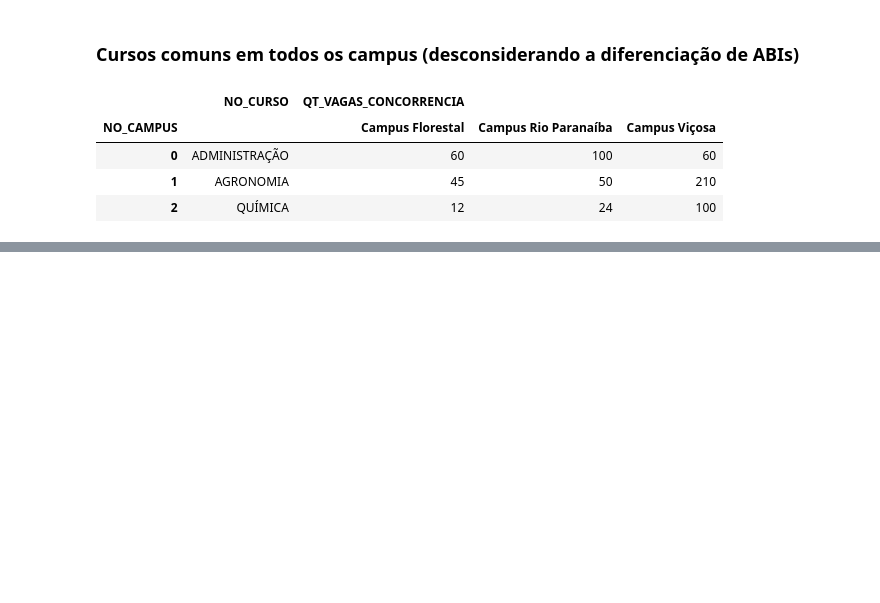
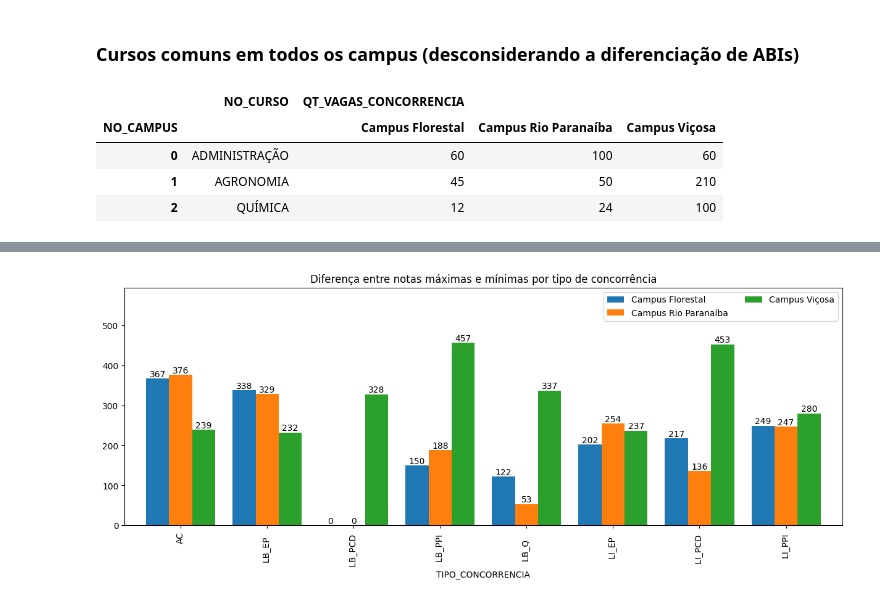
Before and after one commit to nfmmendes/sisu-2025-ufv, a Jupyter notebook: SISU_UFV_2025.ipynb, the cells around one changed output, grey strips where cells are left out. Cells and saved outputs as stored; diff of their text form; code cells hidden in the pictures; blank space fills up the shorter version.

```diff
--- a/SISU_UFV_2025.ipynb
+++ b/SISU_UFV_2025.ipynb
@@ -92,0 +127,10 @@ display(df[['NO_CAMPUS', 'NO_CURSO', 'QT_VAGAS_CONCORRENCIA']].assign(NO_CURSO =
+# %%
+ax = df[['NO_CAMPUS', 'TIPO_CONCORRENCIA', 'NU_NOTA_CANDIDATO']].groupby(['TIPO_CONCORRENCIA','NO_CAMPUS'])\
+.agg(lambda x : round(float(x.values.max()) - float(x.values.min()))).unstack()\
+.droplevel(level = 0, axis = 1).plot(kind = 'bar', figsize = (15, 5), width=0.8, title= "Diferença entre notas máximas e mínimas por tipo de concorrência")
+ax.legend(loc='best', ncols = 2)
+ax.margins(y=0.3)
+for container in ax.containers:
+    ax.bar_label(container);
+# %% [output]
+[figure, added]
```
Also changed, not shown: parts of 6 cells of this notebook.
